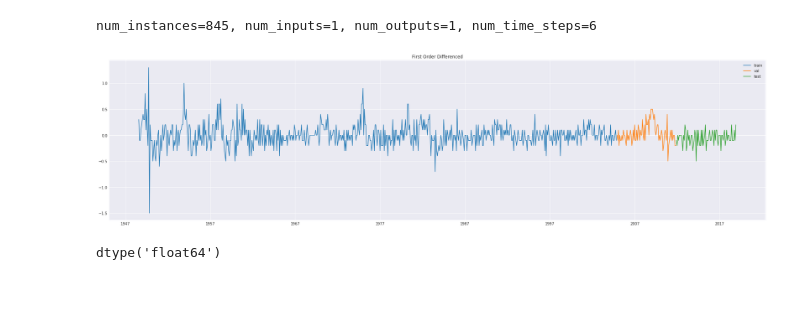
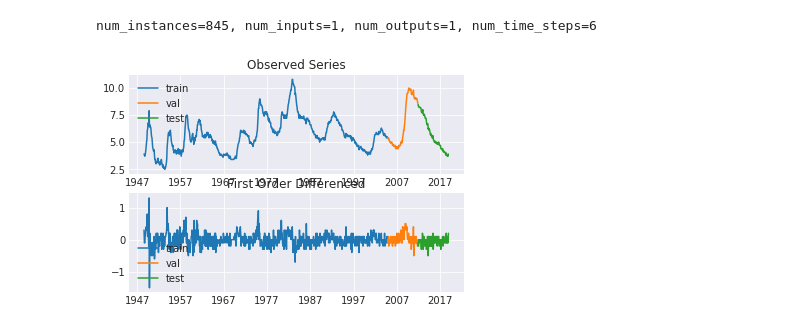
Before and after one commit to TianyuDu/AnnEconForecast, a Jupyter notebook: standalone_dev/time_series_tf.ipynb, the cells around one changed output. Saved outputs shown, nothing was run; the diff lists cells and outputs as text; code cells hidden in the pictures; blank space fills up the shorter version.

```diff
--- a/standalone_dev/time_series_tf.ipynb
+++ b/standalone_dev/time_series_tf.ipynb
@@ -17,16 +22,19 @@ now = datetime.datetime.now().strftime("%Y-%m-%d_%H:%M:%S")
 # %% [markdown]
 ### CONTROL PANEL
 # %%
-path_col = tools.mkdirs(f"./saved/{now}")
-print(p)
-COL_NAME = "UNRATE"
-P = NUM_TIME_STEPS = 6
-D = 1
-Q = None
-NUM_INPUTS = 1
-NUM_OUTPUTS = 1
-# Training Config
-RNN_NEURONS = [128, 256, 256]
-LR = 0.01
-EPOCHS = 3000
-TB_PATH = f"./tensorboard/{now}"
+PATH_COL = tools.mkdirs(f"./saved/{now}")
+pprint(PATH_COL)
+PARAMS = dict(
+    COL_NAME = "UNRATE",
+    P = 6,
+    NUM_TIME_STEPS = 6,
+    D = 1,
+    Q = None,
+    NUM_INPUTS = 1,
+    NUM_OUTPUTS = 1,
+    # Training Config
+    RNN_NEURONS = [128, 256, 256],
+    LR = 0.01,
+    EPOCHS = 1000,
+    CELL_TYPE = "LSTM",
+)
@@ -67,16 +91,28 @@ num_instances=845, num_inputs=1, num_outputs=1, num_time_steps=6
 X_val, y_val, ts_val,
 X_test, y_test, ts_test) = tools.split_dataset(X, y, ts)
 # %%
-ax = plt.figure(figsize=(32,8))
+ax1 = plt.subplot(2, 1, 1)
+rcParams["figure.figsize"] = (32, 16)
+plt.title("Observed Series")
+plt.plot(ts_train, df[COL_NAME][ts_train], label="train")
+plt.plot(ts_val, df[COL_NAME][ts_val], label="val")
+plt.plot(ts_test, df[COL_NAME][ts_test], label="test")
+plt.legend()
+plt.grid(True)
+
+ax2 = plt.subplot(2, 1, 2)
+rcParams["figure.figsize"] = (32, 16)
 plt.title("First Order Differenced")
 plt.plot(ts_train, y_train[:, -1, :], label="train")
 plt.plot(ts_val, y_val[:, -1, :], label="val")
 plt.plot(ts_test, y_test[:, -1, :], label="test")
 plt.legend()
 plt.grid(True)
+
+plt.savefig(PATH_COL["FIG_PATH"] + "/raw.png", dpi=300)
 plt.show()
 # %% [output]
-[figure, old version]
+[figure, new version]
 # %%
 # ax = plt.figure(figsize=(32,8))
 # plt.title("Log")
@@ -86,10 +122,6 @@ plt.show()
 # plt.legend()
 # plt.grid(True)
 # plt.show()
-# %%
-X_train.dtype
-# %% [output]
-dtype('float64')
 # %%
 tf.reset_default_graph()
 # Build LSTM Neural Net
```
Also changed, not shown: parts of 12 cells of this notebook, 2 other files.
